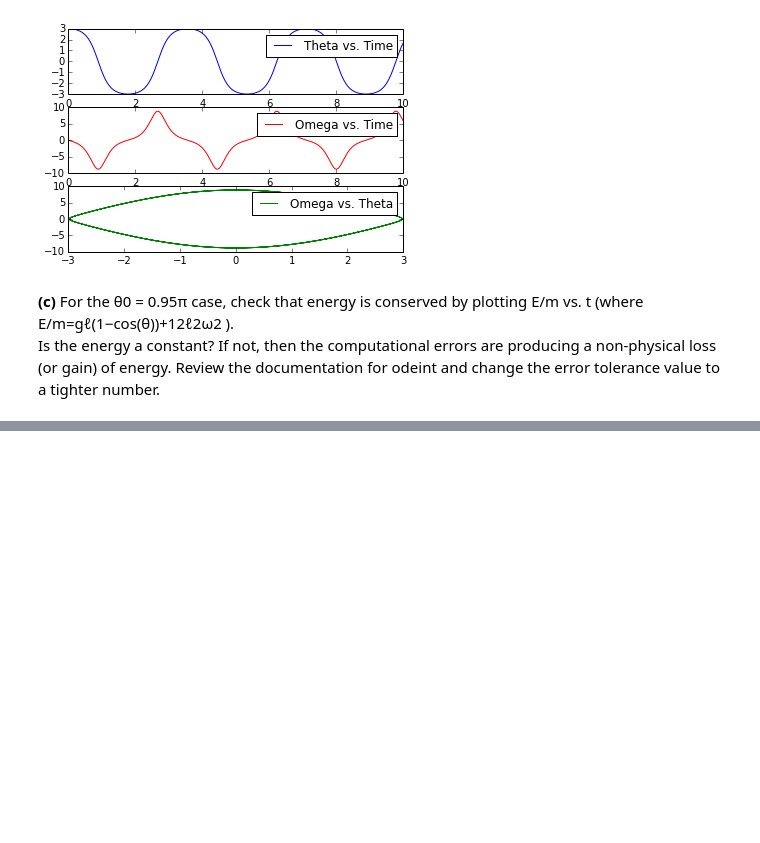
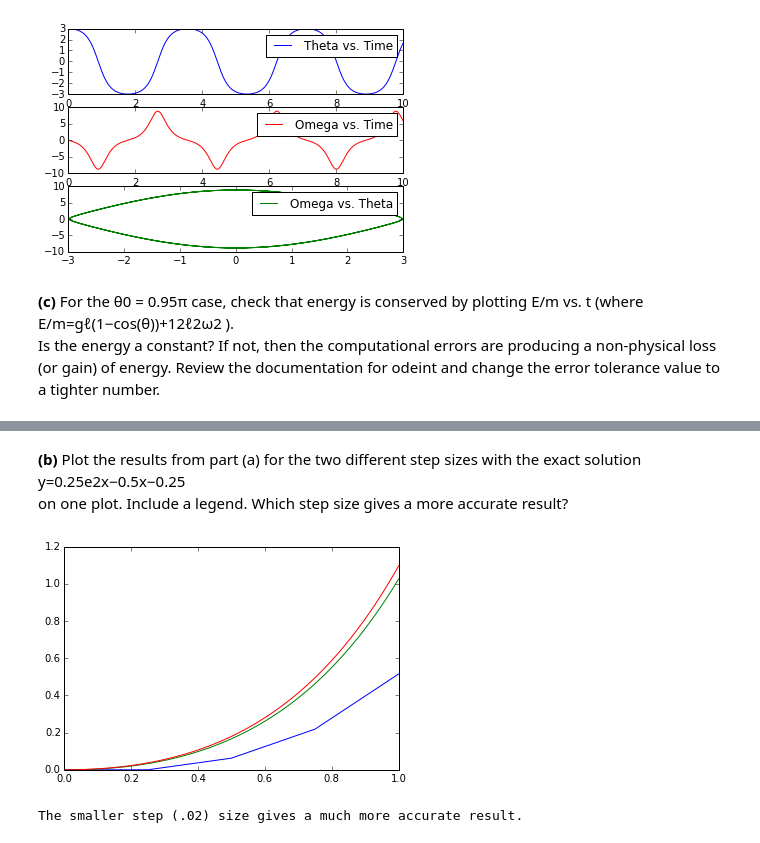
Before and after one commit to daw202/PHYS202-S14, a Jupyter notebook: SciPy/ODEExercises.ipynb, the cells around one changed output, grey strips where cells are left out. Cells and saved outputs as stored; diff of their text form; code cells hidden in the pictures; blank space fills up the shorter version.

```diff
--- a/SciPy/ODEExercises.ipynb
+++ b/SciPy/ODEExercises.ipynb
@@ -85,0 +99,18 @@ plt.show()
+# %%
+def Euler(step):
+    xmax = 1.+step
+    dx = step
+    nsteps = int(xmax / dx)
+    x = np.zeros(nsteps)
+    y = np.zeros(nsteps)
+
+    #y[0] = 0. #commented because it's already a zero - reduntant
+
+    for i in range(len(x) - 1):
+        x[i+1] = x[i] + dx
+        y[i+1] = y[i] + dx * (x[i] + 2*y[i])
+
+    return x, y
+
+x1, y1 = Euler(.25)
+x2, y2 = Euler(.02)
@@ -85,0 +125,17 @@ plt.show()
+# %% [markdown]
+**(b)** Plot the results from part (a) for the two different step sizes with the exact solution
+y=0.25e2x−0.5x−0.25
+on one plot. Include a legend. Which step size gives a more accurate result?
+# %%
+plt.plot(x1, y1)
+plt.plot(x2, y2)
+x = np.arange(0, 1.01, .01)
+y = .25 * exp(2 * x) - 0.5 * x - 0.25
+plt.plot(x, y)
+plt.xlim(0, 1)
+plt.show()
+
+print 'The smaller step (.02) size gives a much more accurate result.'
+# %% [output]
+[figure, added]
+The smaller step (.02) size gives a much more accurate result.
```
Also changed, not shown: parts of 5 cells of this notebook.
